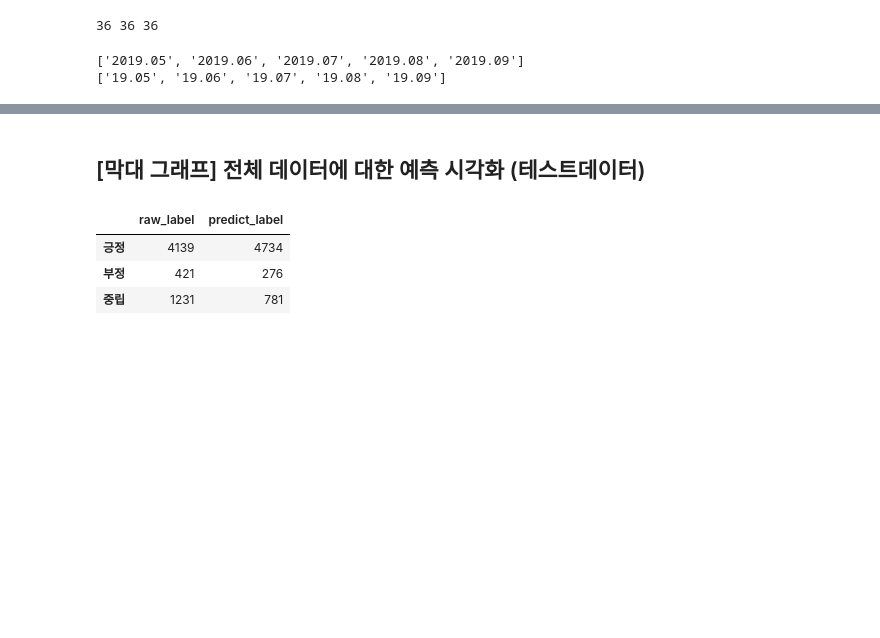
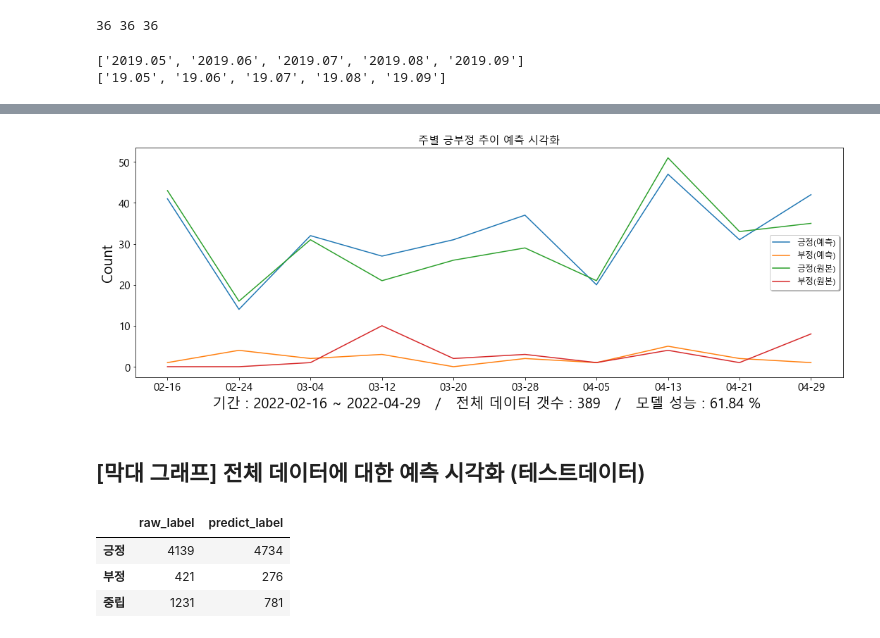
Before and after one commit to ssm-kim/Sentiment_Analysis, a Jupyter notebook: Sentiment Analysis ( Graph Visualization )/Modeling_02 (Mutilclass classification) 긍정, 부정, 중립.ipynb, the cells around one changed output, grey strips where cells are left out. Saved outputs shown, nothing was run; the diff lists cells and outputs as text; code cells hidden in the pictures; blank space fills up the shorter version.

```diff
--- a/Sentiment Analysis ( Graph Visualization )/Modeling_02 (Mutilclass classification) 긍정, 부정, 중립.ipynb
+++ b/Sentiment Analysis ( Graph Visualization )/Modeling_02 (Mutilclass classification) 긍정, 부정, 중립.ipynb
@@ -1009,5 +1052,0 @@ df_Visualization.to_csv('./최종산출물/Final_DataSet(Mutilclass).csv')
-# %%
-df_select_month = df_Visualization[('2022-04-01' <= df_Visualization['date']) & (df_Visualization['date'] <= '2022-05-01')]
-# %%
-df_select_month.reset_index(inplace=True)
-df_select_month.drop(['index'], axis=1, inplace=True)
@@ -1152,3 +1116,24 @@ ConversionError: Failed to convert value(s) to axis units: '22.04'
+# %%
+plt.figure(figsize=(18, 6))
+plt.title('주별 긍부정 추이 예측 시각화', size = 15)
+plt.plot(date_list, pos_list, label = '긍정(예측)')
+plt.plot(date_list, neg_list, label = '부정(예측)')
+#plt.plot(date_list, mid_list, label = '중립(예측)')
+
+plt.plot(date_list, pos_org_list, label = '긍정(원본)')
+plt.plot(date_list, neg_org_list, label = '부정(원본)')
+#plt.plot(date_list, mid_org_list, label = '중립(원본)')
+
+plt.xticks(rotation = 0, fontsize = 15)
+plt.yticks(fontsize = 15)
+plt.xlabel('기간 : 2022-{} ~ 2022-{}   /   전체 데이터 갯수 : {}   /   모델 성능 : {:.2f} % '.format(date_list[0], date_list[-1], total, _eval), fontsize = 20)
+plt.ylabel('Count', fontsize=20)
+plt.legend(fontsize = 12, shadow=True, loc = 'best')
+
+plt.savefig('./최종산출물/Mutilclass_week_graph.jpg')
+plt.show()
+# %% [output]
+[figure, added]
 # %% [markdown]
 ## [막대 그래프] 전체 데이터에 대한 예측 시각화 (테스트데이터)
 # %%
```
Also changed, not shown: parts of 26 cells of this notebook, 16 other files.
